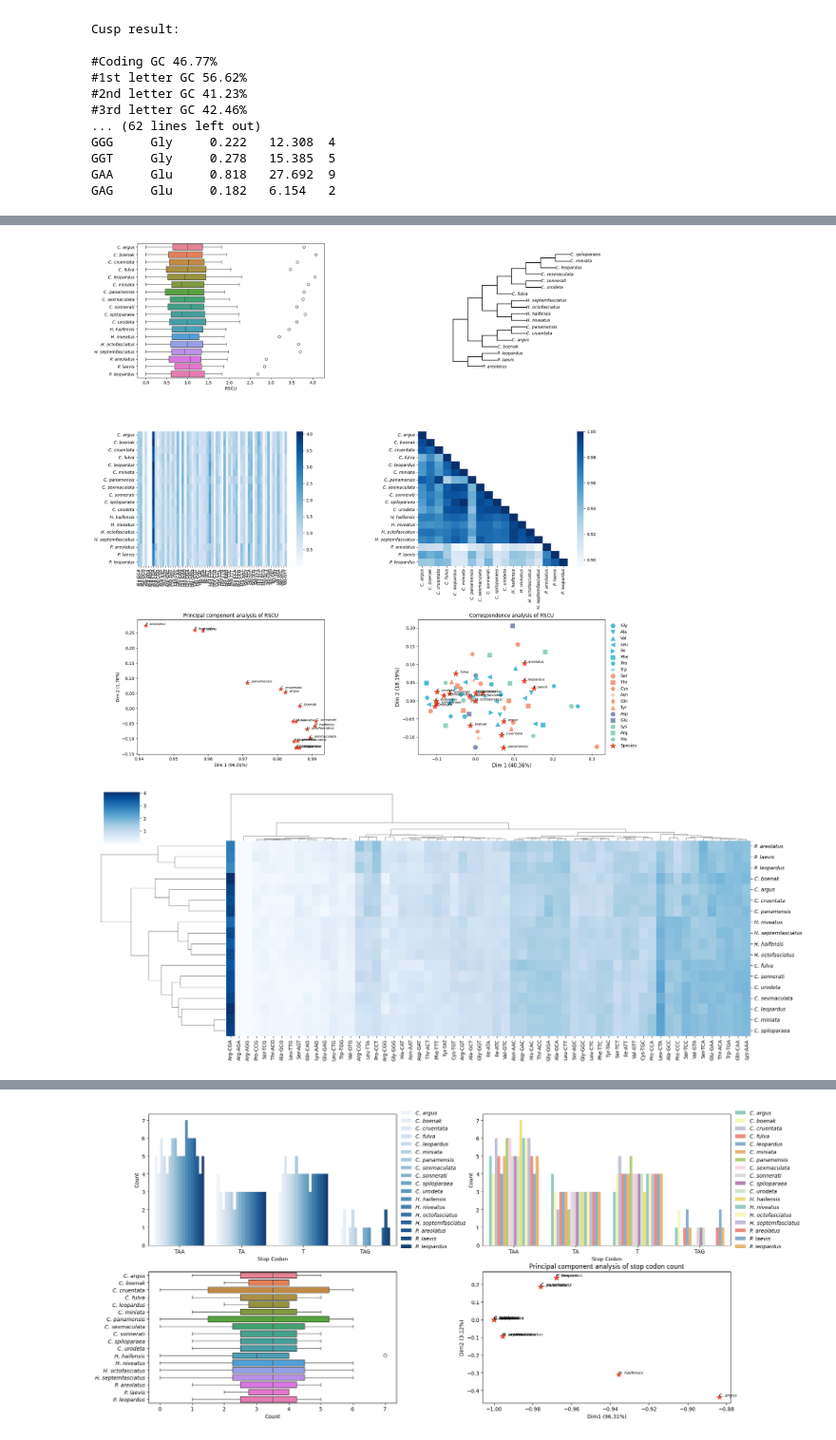
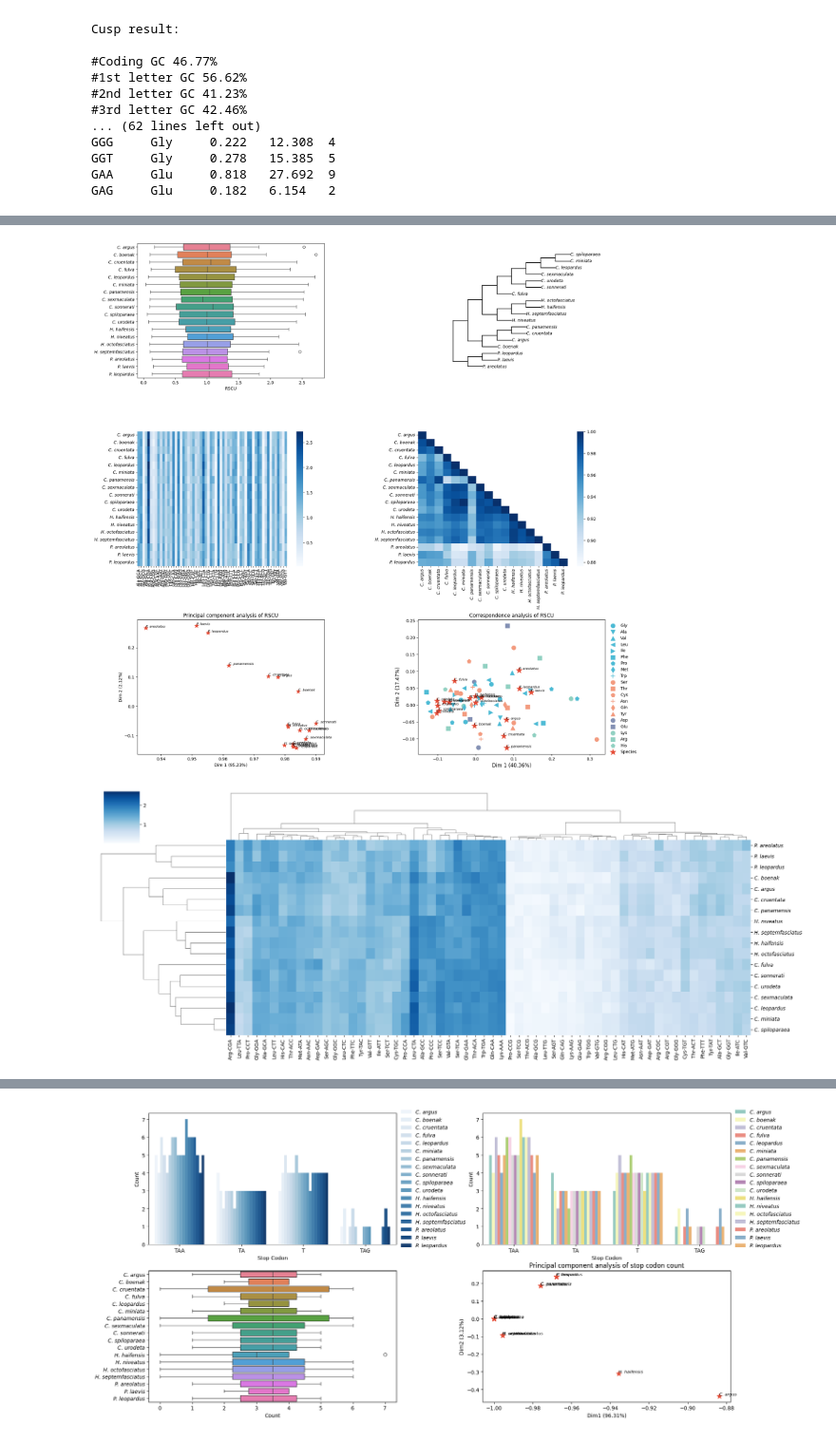
Before and after one commit to thecgs/pyCUBs, a Jupyter notebook: tutorial.ipynb, the cells around one changed output, grey strips where cells are left out. Shown at 95% size. Cells and saved outputs as stored; diff of their text form; code cells hidden in the pictures.

```diff
--- a/tutorial.ipynb
+++ b/tutorial.ipynb
@@ -213,31 +213,31 @@ Get a unroot tree in Newick format.
 # %%
 # Example 9: RSCU of multiple species analysis.
 
-RSCU_Multiple_Species = pycubs.RSCU_Multiple_Species_Analysis(data=data, genetic_code=4)
+RSCU_Multiple_Species = pycubs.RSCU_Multiple_Species_Analysis(data=data, genetic_code=2)
 fig, axs = plt.subplots(3,2, figsize=(20,22))
 plt.subplots_adjust(hspace=0.4,wspace=0.5)
 
 RSCU_Multiple_Species.draw_boxplot(ax=axs[0][0])
 RSCU_Multiple_Species.draw_tree_plot(ax=axs[0][1],
                                      outgroup=["P. areolatus", "P. laevis", "P. leopardus"],
-                                     tree_method='nj') # Draw a species tree based on RSCU and use the NJ method,
-                                                       # and rerooted.
+                                     tree_method='upgma') # Draw a species tree based on RSCU and use the upgma method,
+                                                          # and rerooted.
 RSCU_Multiple_Species.draw_heatmap(ax=axs[1][0])
 RSCU_Multiple_Species.draw_pearson_heatmap(ax=axs[1][1])
 RSCU_Multiple_Species.draw_PCA_plot(ax=axs[2][0])
 RSCU_Multiple_Species.draw_COA_plot(ax=axs[2][1], show_codon_labels=False)
 RSCU_Multiple_Species.draw_clustermap(figsize=(20,8))
 
-# You can easily customize the visualization of the phylogenetic tree.
+#help(RSCU_Multiple_Species.draw_tree_plot)
 species_tree =  RSCU_Multiple_Species.get_tree(outgroup=["P. areolatus", "P. laevis", "P. leopardus"],
-                               tree_method='nj')
-Species_Tree_Plotter =  pycubs.TreePlotter(species_tree, innode_label_size=10, ignore_branch_length=False)
+                               tree_method='upgma')
+Species_Tree_Plotter = pycubs.TreePlotter(species_tree, innode_label_size=10, ignore_branch_length=False)
 Species_Tree_Plotter.add_scale_bar(length=0.2, label='0.2', position=(0.1, 0))
 Species_Tree_Plotter.highlight_clade(node_names=["N_2"], color='blue', alpha=0.3)
 Species_Tree_Plotter.highlight_clade(node_names=["N_5"], color='green', alpha=0.3)
+Species_Tree_Plotter.highlight_clade(node_names=["N_8"], color='red', alpha=0.3)
 Species_Tree_Plotter.highlight_clade(node_names=["N_14"], color='green', alpha=0.3)
-Species_Tree_Plotter.highlight_clade(node_names=["N_8"], color='red', alpha=0.3)
 Species_Tree_Plotter.plot(figsize=(20,10))
 # %% [output]
-[figure, old version]
+[figure, new version]
-[figure, old version]
+[figure, new version]
```
Also changed, not shown: parts of 10 cells of this notebook.
